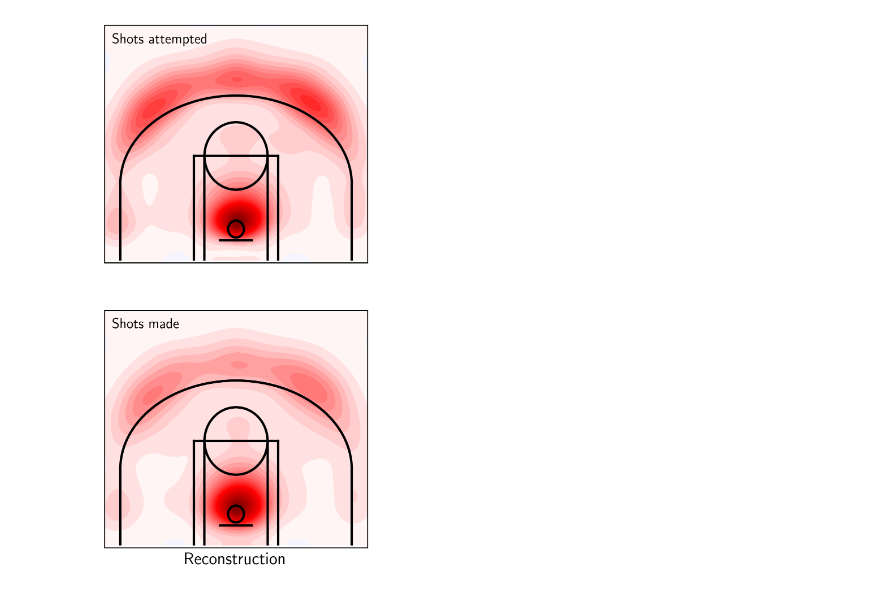
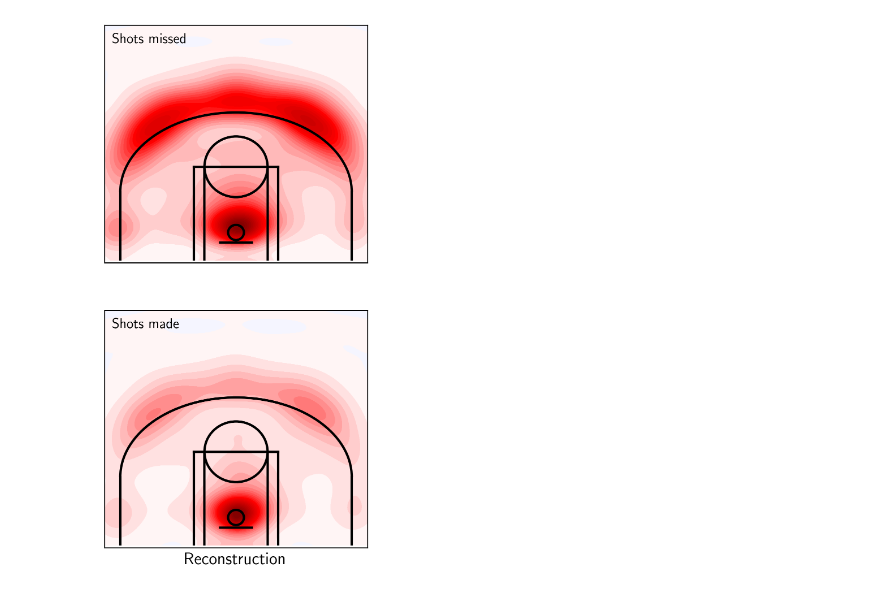
Before and after one commit to StevenGolovkine/shooting_nba_fda, a Jupyter notebook: code/084-plot-decomposition.ipynb, the cells around one changed output. Cells and saved outputs as stored; diff of their text form; code cells hidden in the pictures.

```diff
--- a/code/084-plot-decomposition.ipynb
+++ b/code/084-plot-decomposition.ipynb
@@ -19,7 +19,7 @@ plt.rcParams.update({
 })
 # %%
 # Load data
-with open('./data/players_shots_density.pickle', 'rb') as f:
+with open('./data/players_shots_density_attempted.pickle', 'rb') as f:
     players_shots_density = pickle.load(f)
 with open('./data/players_shots_density_made.pickle', 'rb') as f:
     players_shots_density_made = pickle.load(f)
@@ -48,28 +48,28 @@ scores = scores.join(players_position.set_index('PLAYER_ID'), how='left', on='PL
 # %%
 # Reconstruction for Stephen Curry
 name = 'Stephen Curry'
 
 # Reconstruction
 fig, ax = plt.subplots(
     n_comp, 1,
     figsize=(4, 8),
     facecolor='white',
     edgecolor='black',
     dpi=300
 )
 
 ax[0] = ShotCharts.shots_chart_reconstruction(
-    ax[0], players_shots_density, fdata_reconstruction.data[0], name, 'Shots attempted', False
+    ax[0], players_shots_density, fdata_reconstruction.data[0], name, 'Shots missed', False
 )
 ax[1] = ShotCharts.shots_chart_reconstruction(
     ax[1], players_shots_density_made, fdata_reconstruction.data[1], name, 'Shots made', False
 )
 
 ax[1].set_xlabel(f"Reconstruction", fontsize='x-large')
 plt.savefig('./figures/curry_reconstruction.eps', transparent=True, format='eps')
 # plt.show()
 # %% [output]
-[figure, old version]
+[figure, new version]
 # %%
 # Decomposition
 name = 'Stephen Curry'
```
Also changed, not shown: parts of 1 cell of this notebook, 10 other files.
